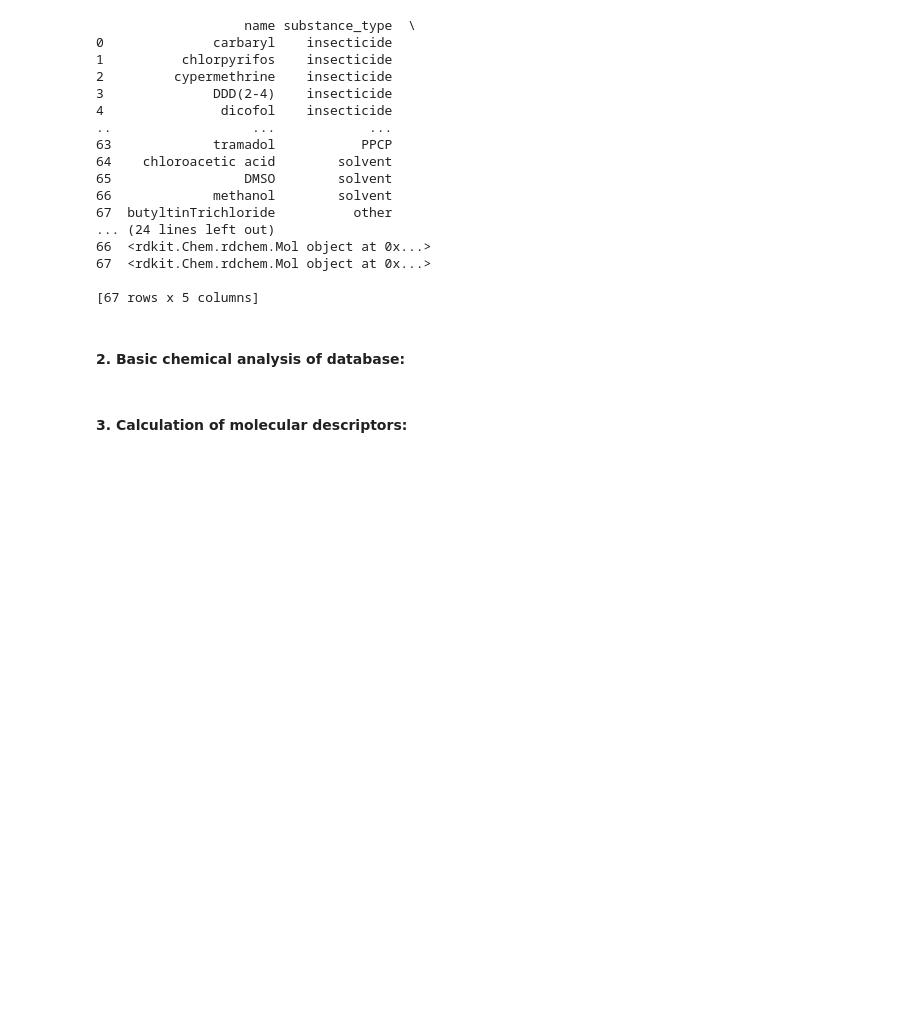
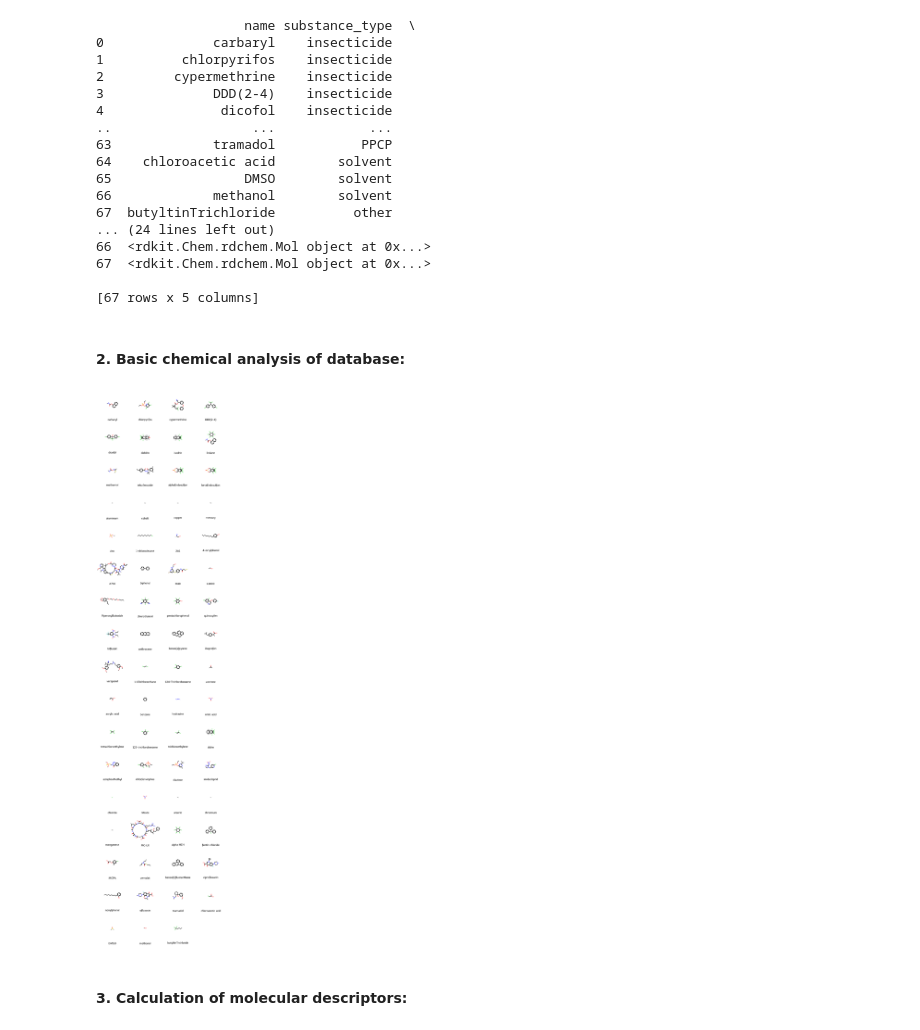
Before and after one commit to sansciloe56/stage_20252026, a Jupyter notebook: 01_molecular_descriptors/computation/rdkit_mol_descr.ipynb, the cells around one changed output. Cells and saved outputs as stored; diff of their text form; code cells hidden in the pictures; blank space fills up the shorter version.

```diff
--- a/01_molecular_descriptors/computation/rdkit_mol_descr.ipynb
+++ b/01_molecular_descriptors/computation/rdkit_mol_descr.ipynb
@@ -91,6 +91,8 @@ smiles_cleaned
 # %%
 ## visualise 2D rep of substances from their SMILES (just to see, for fun):
 pic = Draw.MolsToGridImage(mol_list, molsPerRow = 4, maxMols = 70, subImgSize = (200, 200), legends = list(smiles_cleaned.name), returnPNG = False)
-#pic
+pic
+# %% [output]
+[figure, added]
 # %%
 ## save molecular visualisation of present substances:
```
Also changed, not shown: parts of 1 cell of this notebook.
